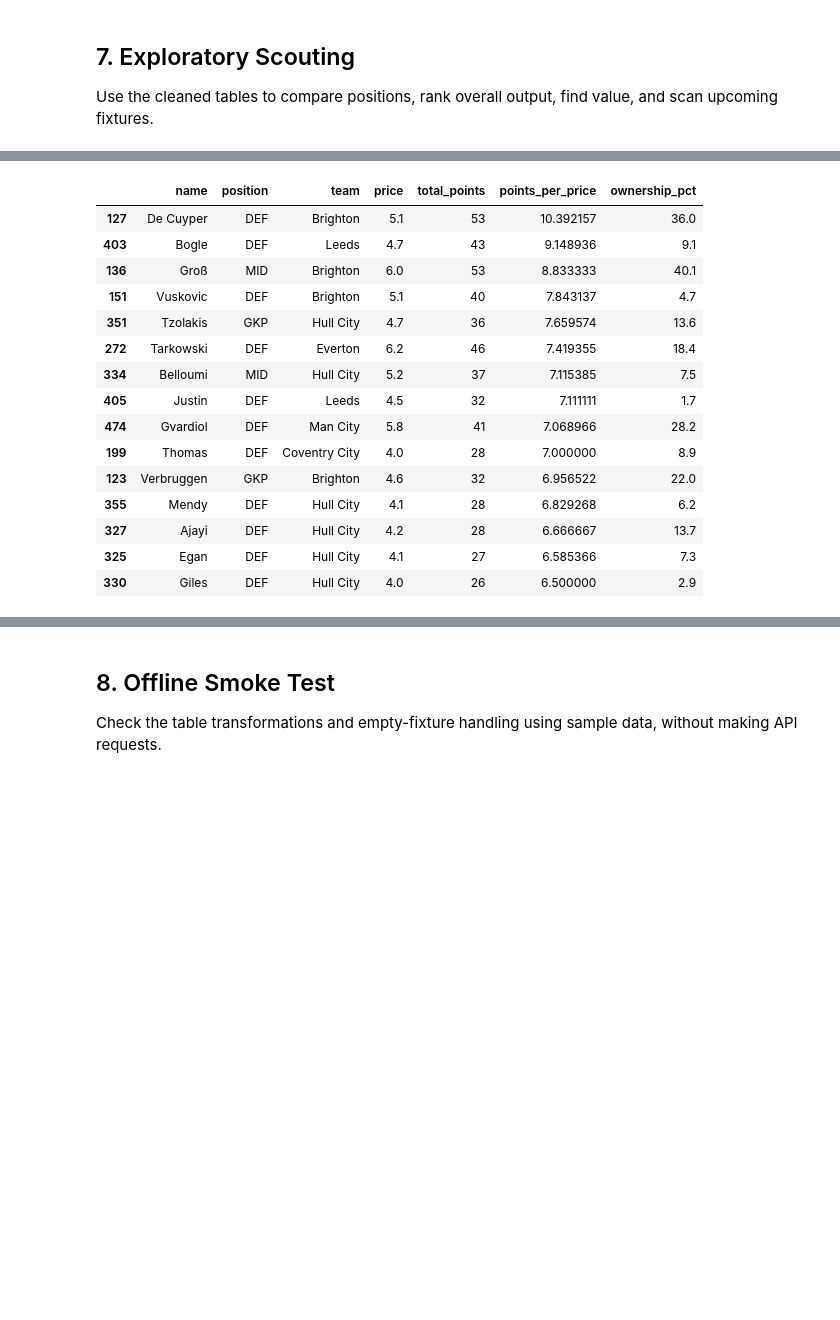
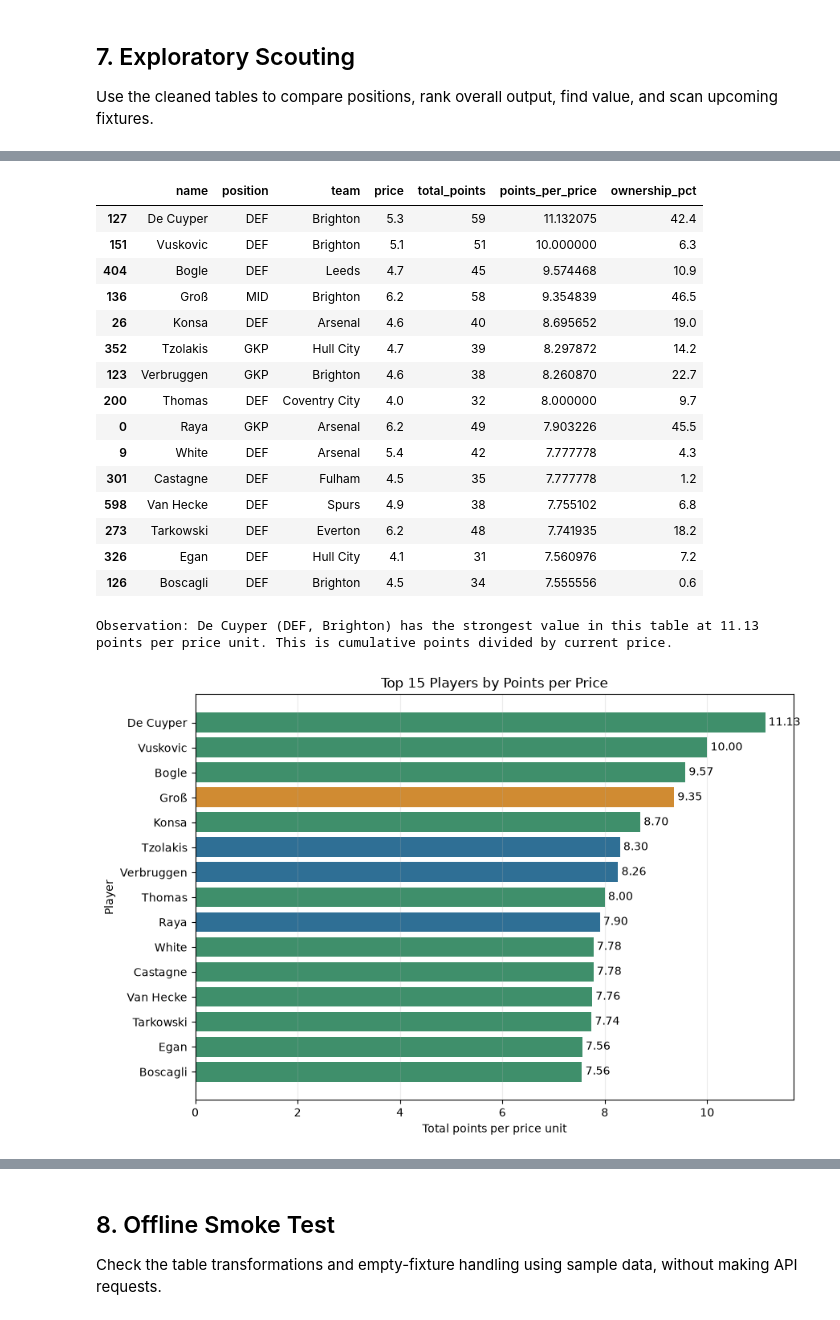
Before and after one commit to Kiletta/FPL-Fantasy-Scout, a Jupyter notebook: Fantasy Code Redo.ipynb, the cells around one changed output, grey strips where cells are left out. Cells and saved outputs as stored; diff of their text form; code cells hidden in the pictures; blank space fills up the shorter version.

```diff
--- a/Fantasy Code Redo.ipynb
+++ b/Fantasy Code Redo.ipynb
@@ -517,32 +607,58 @@ display(
 # %%
 players_df["points_per_price"] = (
     players_df["total_points"] / players_df["price"].replace(0, pd.NA)
 )
 value_players = players_df.sort_values(
     ["points_per_price", "total_points"], ascending=False
 ).head(15)
 display(
     value_players[
         ["name", "position", "team", "price", "total_points", "points_per_price", "ownership_pct"]
     ]
 )
+
+value_plot = value_players.dropna(subset=["points_per_price"]).sort_values("points_per_price")
+if value_plot.empty:
+    print("Observation: no valid points-per-price values are available to compare.")
+else:
+    leader = value_plot.iloc[-1]
+    print(
+        f"Observation: {leader['name']} ({leader['position']}, {leader['team']}) "
+        f"has the strongest value in this table at {leader['points_per_price']:.2f} "
+        "points per price unit. This is cumulative points divided by current price."
+    )
+    fig, ax = plt.subplots(figsize=(9, 6))
+    bars = ax.barh(
+        value_plot["name"],
+        value_plot["points_per_price"],
+        color=[position_colors.get(position, "#666666") for position in value_plot["position"]],
+    )
+    ax.bar_label(bars, fmt="%.2f", padding=3)
+    ax.set_title("Top 15 Players by Points per Price")
+    ax.set_xlabel("Total points per price unit")
+    ax.set_ylabel("Player")
+    ax.grid(axis="x", alpha=0.25)
+    fig.tight_layout()
+    plt.show()
 # %% [output]
 |  | name | position | team | price | total_points | points_per_price | ownership_pct |
-| 127 | De Cuyper | DEF | Brighton | 5.1 | 53 | 10.392157 | 36.0 |
-| 403 | Bogle | DEF | Leeds | 4.7 | 43 | 9.148936 | 9.1 |
-| 136 | Groß | MID | Brighton | 6.0 | 53 | 8.833333 | 40.1 |
-| 151 | Vuskovic | DEF | Brighton | 5.1 | 40 | 7.843137 | 4.7 |
-| 351 | Tzolakis | GKP | Hull City | 4.7 | 36 | 7.659574 | 13.6 |
-| 272 | Tarkowski | DEF | Everton | 6.2 | 46 | 7.419355 | 18.4 |
-| 334 | Belloumi | MID | Hull City | 5.2 | 37 | 7.115385 | 7.5 |
-| 405 | Justin | DEF | Leeds | 4.5 | 32 | 7.111111 | 1.7 |
-| 474 | Gvardiol | DEF | Man City | 5.8 | 41 | 7.068966 | 28.2 |
-| 199 | Thomas | DEF | Coventry City | 4.0 | 28 | 7.000000 | 8.9 |
-| 123 | Verbruggen | GKP | Brighton | 4.6 | 32 | 6.956522 | 22.0 |
-| 355 | Mendy | DEF | Hull City | 4.1 | 28 | 6.829268 | 6.2 |
-| 327 | Ajayi | DEF | Hull City | 4.2 | 28 | 6.666667 | 13.7 |
-| 325 | Egan | DEF | Hull City | 4.1 | 27 | 6.585366 | 7.3 |
-| 330 | Giles | DEF | Hull City | 4.0 | 26 | 6.500000 | 2.9 |
+| 127 | De Cuyper | DEF | Brighton | 5.3 | 59 | 11.132075 | 42.4 |
+| 151 | Vuskovic | DEF | Brighton | 5.1 | 51 | 10.000000 | 6.3 |
+| 404 | Bogle | DEF | Leeds | 4.7 | 45 | 9.574468 | 10.9 |
+| 136 | Groß | MID | Brighton | 6.2 | 58 | 9.354839 | 46.5 |
+| 26 | Konsa | DEF | Arsenal | 4.6 | 40 | 8.695652 | 19.0 |
+| 352 | Tzolakis | GKP | Hull City | 4.7 | 39 | 8.297872 | 14.2 |
+| 123 | Verbruggen | GKP | Brighton | 4.6 | 38 | 8.260870 | 22.7 |
+| 200 | Thomas | DEF | Coventry City | 4.0 | 32 | 8.000000 | 9.7 |
+| 0 | Raya | GKP | Arsenal | 6.2 | 49 | 7.903226 | 45.5 |
+| 9 | White | DEF | Arsenal | 5.4 | 42 | 7.777778 | 4.3 |
+| 301 | Castagne | DEF | Fulham | 4.5 | 35 | 7.777778 | 1.2 |
+| 598 | Van Hecke | DEF | Spurs | 4.9 | 38 | 7.755102 | 6.8 |
+| 273 | Tarkowski | DEF | Everton | 6.2 | 48 | 7.741935 | 18.2 |
+| 326 | Egan | DEF | Hull City | 4.1 | 31 | 7.560976 | 7.2 |
+| 126 | Boscagli | DEF | Brighton | 4.5 | 34 | 7.555556 | 0.6 |
+Observation: De Cuyper (DEF, Brighton) has the strongest value in this table at 11.13 points per price unit. This is cumulative points divided by current price.
+[figure, added]
 # %%
 fixtures_by_team = (
     fixtures_df.groupby(["team_name", "event"], as_index=False)[["difficulty", "is_home"]]
```
Also changed, not shown: parts of 10 cells of this notebook.
